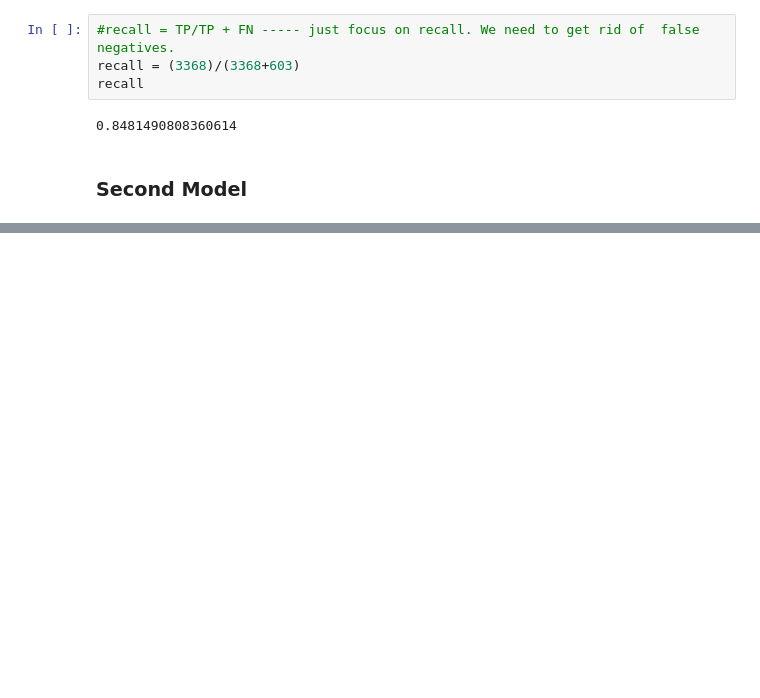
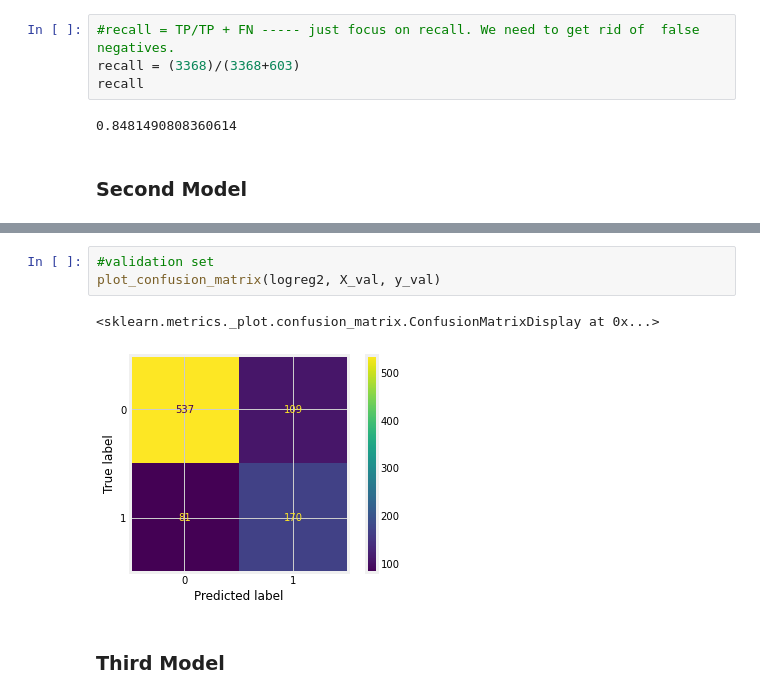
Before and after one commit to kinghenderson/Phase_3_Project, a Jupyter notebook: Model.ipynb, the cells around one changed output, grey strips where cells are left out. Saved outputs shown, nothing was run; the diff lists cells and outputs as text; blank space fills up the shorter version.

```diff
--- a/Model.ipynb
+++ b/Model.ipynb
@@ -555,0 +612,8 @@ recall
+# %%
+#validation set
+plot_confusion_matrix(logreg2, X_val, y_val)
+# %% [output]
+<sklearn.metrics._plot.confusion_matrix.ConfusionMatrixDisplay at 0x...>
+[figure, added]
+# %% [markdown]
+### Third Model
```
Also changed, not shown: parts of 19 cells of this notebook.
